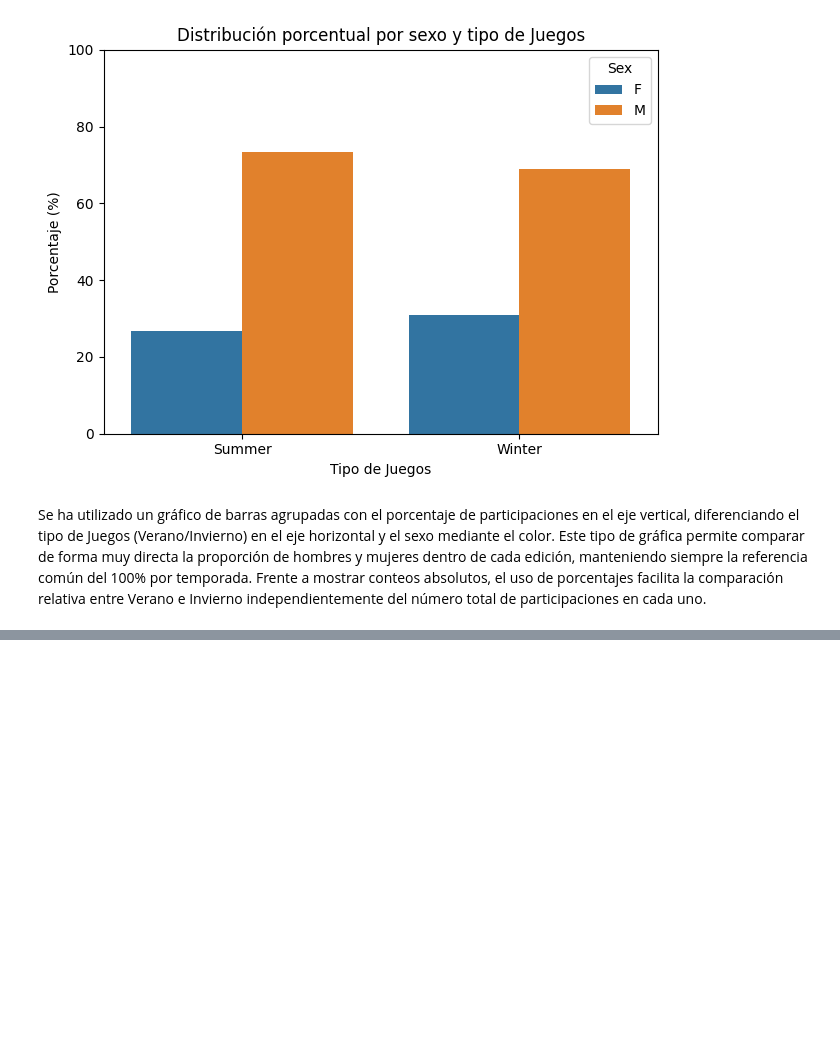
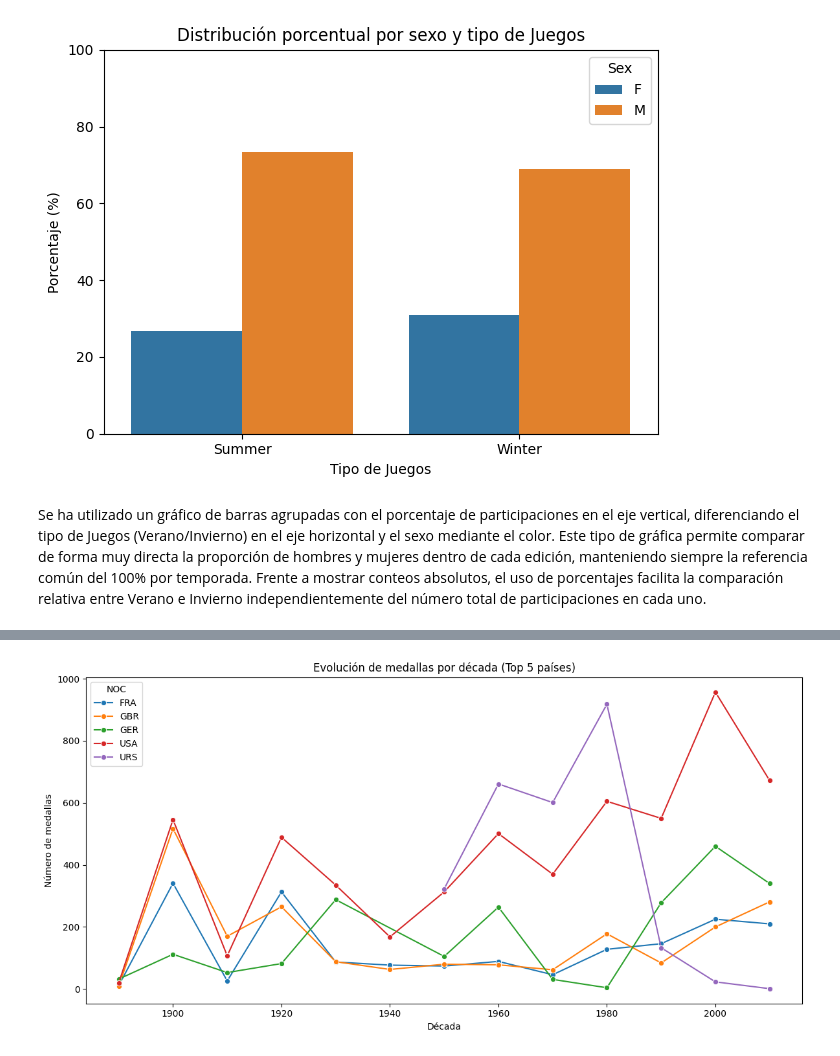
Before and after one commit to juanfrantomas/python-jjoo, a Jupyter notebook: retoPython.ipynb, the cells around one changed output, grey strips where cells are left out. Saved outputs shown, nothing was run; the diff lists cells and outputs as text; code cells hidden in the pictures; blank space fills up the shorter version.

```diff
--- a/retoPython.ipynb
+++ b/retoPython.ipynb
@@ -234,0 +462,35 @@ Se ha utilizado un gráfico de barras agrupadas con el porcentaje de participaci
+# %%
+# 1) Top 5 países por número total de medallas
+top5_paises = (
+    df_med.groupby('NOC')
+          .size()
+          .sort_values(ascending=False)
+          .head(5)
+          .index
+)
+
+df_top5 = df_med[df_med['NOC'].isin(top5_paises)].copy()
+
+# 2) Década
+df_top5['Year'] = pd.to_numeric(df_top5['Year'], errors='coerce')
+df_top5 = df_top5.dropna(subset=['Year'])
+df_top5['Year'] = df_top5['Year'].astype(int)
+df_top5['Decada'] = (df_top5['Year'] // 10) * 10
+
+# 3) Medallas por década y país
+medallas_decada = (
+    df_top5.groupby(['Decada', 'NOC'])
+           .size()
+           .reset_index(name='Medallas')
+)
+
+# 4) Serie temporal
+plt.figure(figsize=(12, 6))
+sns.lineplot(data=medallas_decada, x='Decada', y='Medallas', hue='NOC', marker='o')
+plt.title('Evolución de medallas por década (Top 5 países)')
+plt.xlabel('Década')
+plt.ylabel('Número de medallas')
+plt.tight_layout()
+plt.show()
+# %% [output]
+[figure, added]
```
Also changed, not shown: parts of 14 cells of this notebook.
